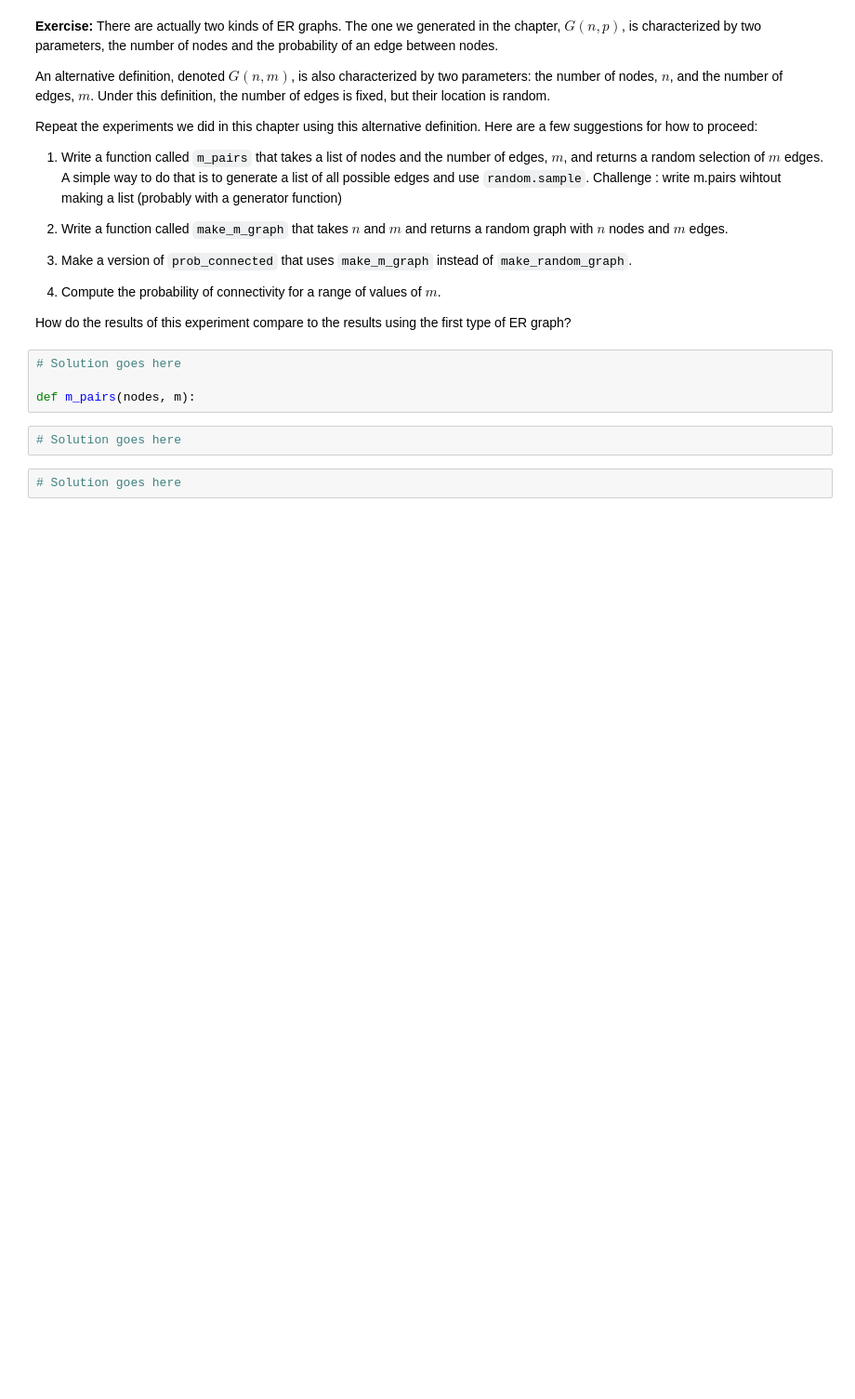
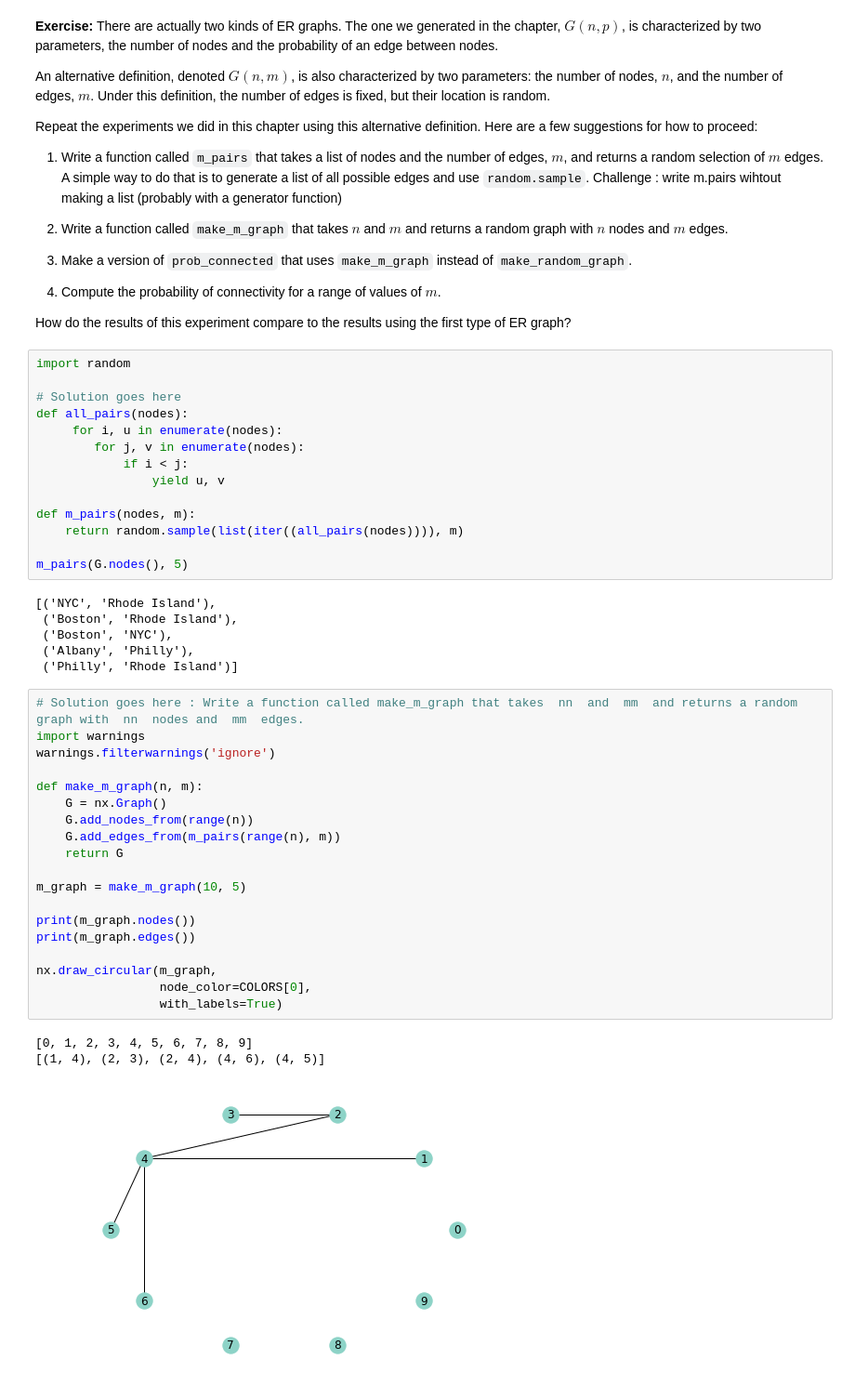
Before and after one commit to SeunginLyu/ThinkComplexity2, a Jupyter notebook: code/chap02mine.ipynb, the cells around one changed output. Shown: that part at 93% size. Saved outputs shown, nothing was run; the diff lists cells and outputs as text; blank space fills up the shorter version.

```diff
--- a/code/chap02mine.ipynb
+++ b/code/chap02mine.ipynb
@@ -479,11 +490,46 @@ Repeat the experiments we did in this chapter using this alternative definition.
 4. Compute the probability of connectivity for a range of values of $m$.
 
 How do the results of this experiment compare to the results using the first type of ER graph?
-# %%
-# Solution goes here
-
-def m_pairs(nodes, m):
-# %%
-# Solution goes here
-# %%
-# Solution goes here
+# %%
+import random
+
+# Solution goes here
+def all_pairs(nodes):
+     for i, u in enumerate(nodes):
+        for j, v in enumerate(nodes):
+            if i < j:
+                yield u, v
+
+def m_pairs(nodes, m):
+    return random.sample(list(iter((all_pairs(nodes)))), m)
+
+m_pairs(G.nodes(), 5)
+# %% [output]
+[('NYC', 'Rhode Island'),
+ ('Boston', 'Rhode Island'),
+ ('Boston', 'NYC'),
+ ('Albany', 'Philly'),
+ ('Philly', 'Rhode Island')]
+# %%
+# Solution goes here : Write a function called make_m_graph that takes  nn  and  mm  and returns a random graph with  nn  nodes and  mm  edges.
+import warnings
+warnings.filterwarnings('ignore')
+
+def make_m_graph(n, m):
+    G = nx.Graph()
+    G.add_nodes_from(range(n))
+    G.add_edges_from(m_pairs(range(n), m))
+    return G
+
+m_graph = make_m_graph(10, 5)
+
+print(m_graph.nodes())
+print(m_graph.edges())
+
+nx.draw_circular(m_graph,
+                 node_color=COLORS[0],
+                 with_labels=True)
+# %% [output]
+[0, 1, 2, 3, 4, 5, 6, 7, 8, 9]
+[(1, 4), (2, 3), (2, 4), (4, 6), (4, 5)]
+[figure, added]
```
Also changed, not shown: parts of 11 cells of this notebook.
